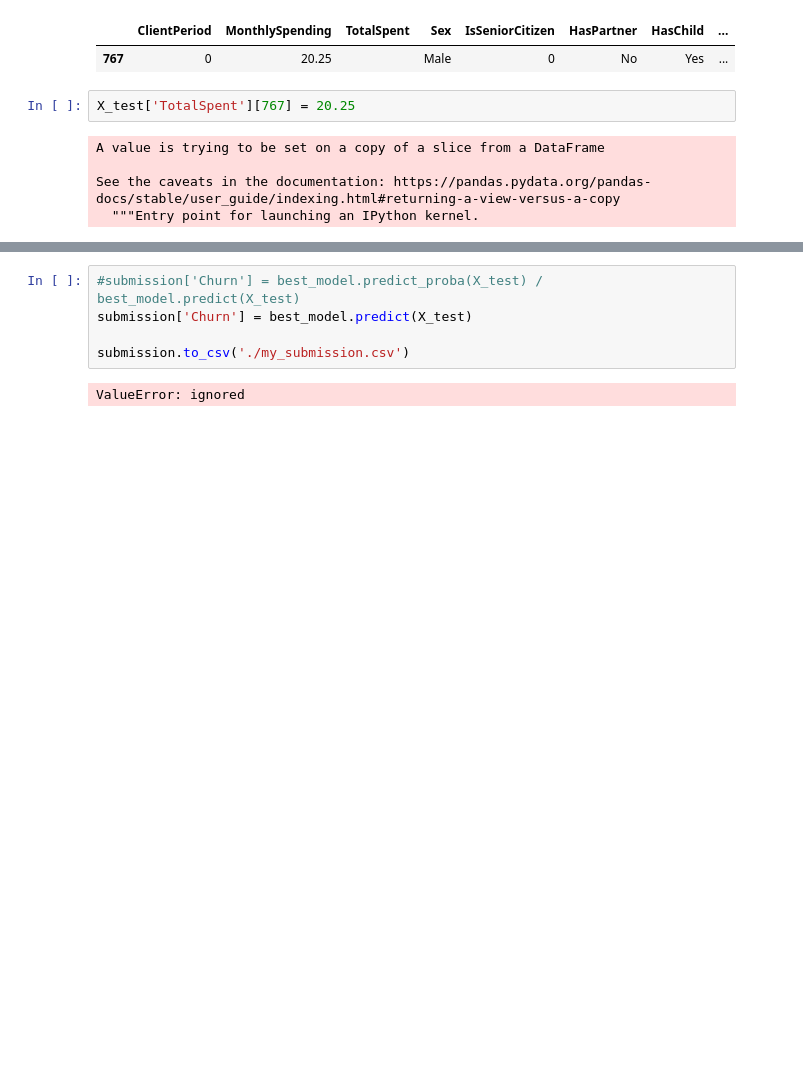
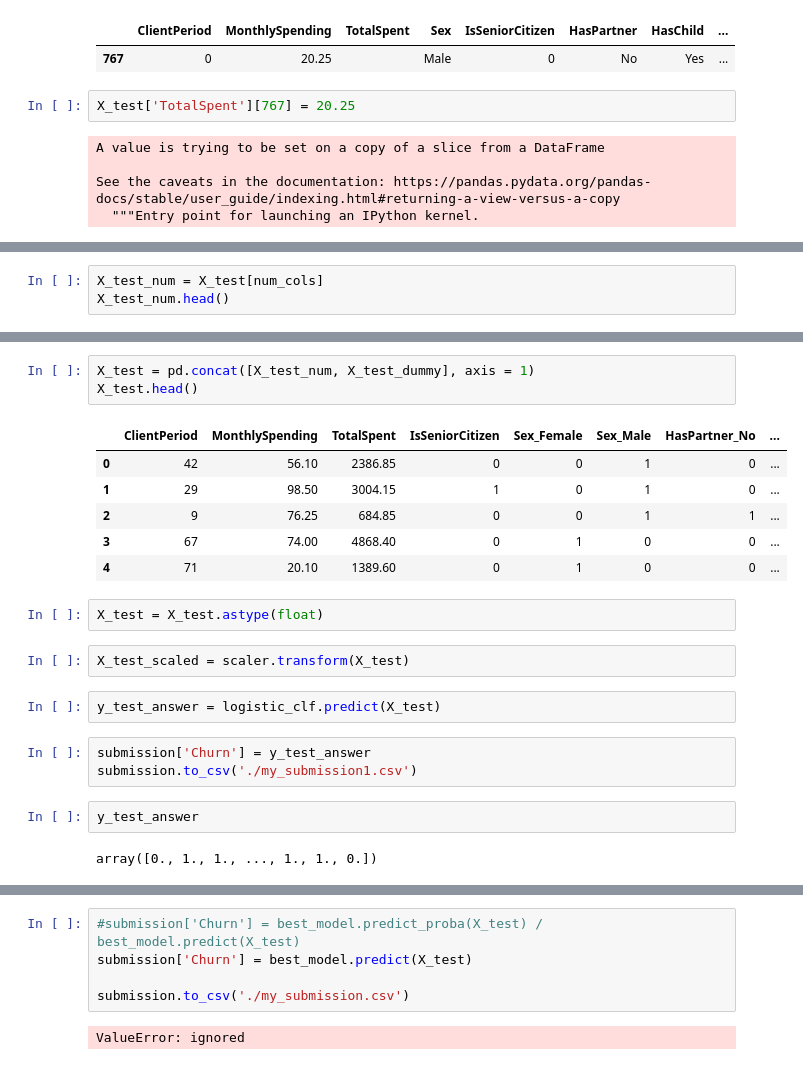
Before and after one commit to 2001092236/Deep-Learning-School, a Jupyter notebook: HomeWork03/baseline.ipynb, the cells around one changed output, grey strips where cells are left out. Cells and saved outputs as stored; diff of their text form; blank space fills up the shorter version.

```diff
--- a/HomeWork03/baseline.ipynb
+++ b/HomeWork03/baseline.ipynb
@@ -740,0 +556,3 @@ X_test_dummy = #
+# %%
+X_test_num = X_test[num_cols]
+X_test_num.head()
@@ -740,0 +566,23 @@ X_test_dummy = #
+# %%
+X_test = pd.concat([X_test_num, X_test_dummy], axis = 1)
+X_test.head()
+# %% [output]
+|  | ClientPeriod | MonthlySpending | TotalSpent | IsSeniorCitizen | Sex_Female | Sex_Male | HasPartner_No | ... |
+| 0 | 42 | 56.10 | 2386.85 | 0 | 0 | 1 | 0 | ... |
+| 1 | 29 | 98.50 | 3004.15 | 1 | 0 | 1 | 0 | ... |
+| 2 | 9 | 76.25 | 684.85 | 0 | 0 | 1 | 1 | ... |
+| 3 | 67 | 74.00 | 4868.40 | 0 | 1 | 0 | 0 | ... |
+| 4 | 71 | 20.10 | 1389.60 | 0 | 1 | 0 | 0 | ... |
+# %%
+X_test = X_test.astype(float)
+# %%
+X_test_scaled = scaler.transform(X_test)
+# %%
+y_test_answer = logistic_clf.predict(X_test)
+# %%
+submission['Churn'] = y_test_answer
+submission.to_csv('./my_submission1.csv')
+# %%
+y_test_answer
+# %% [output]
+array([0., 1., 1., ..., 1., 1., 0.])
```
Also changed, not shown: parts of 43 cells of this notebook.
